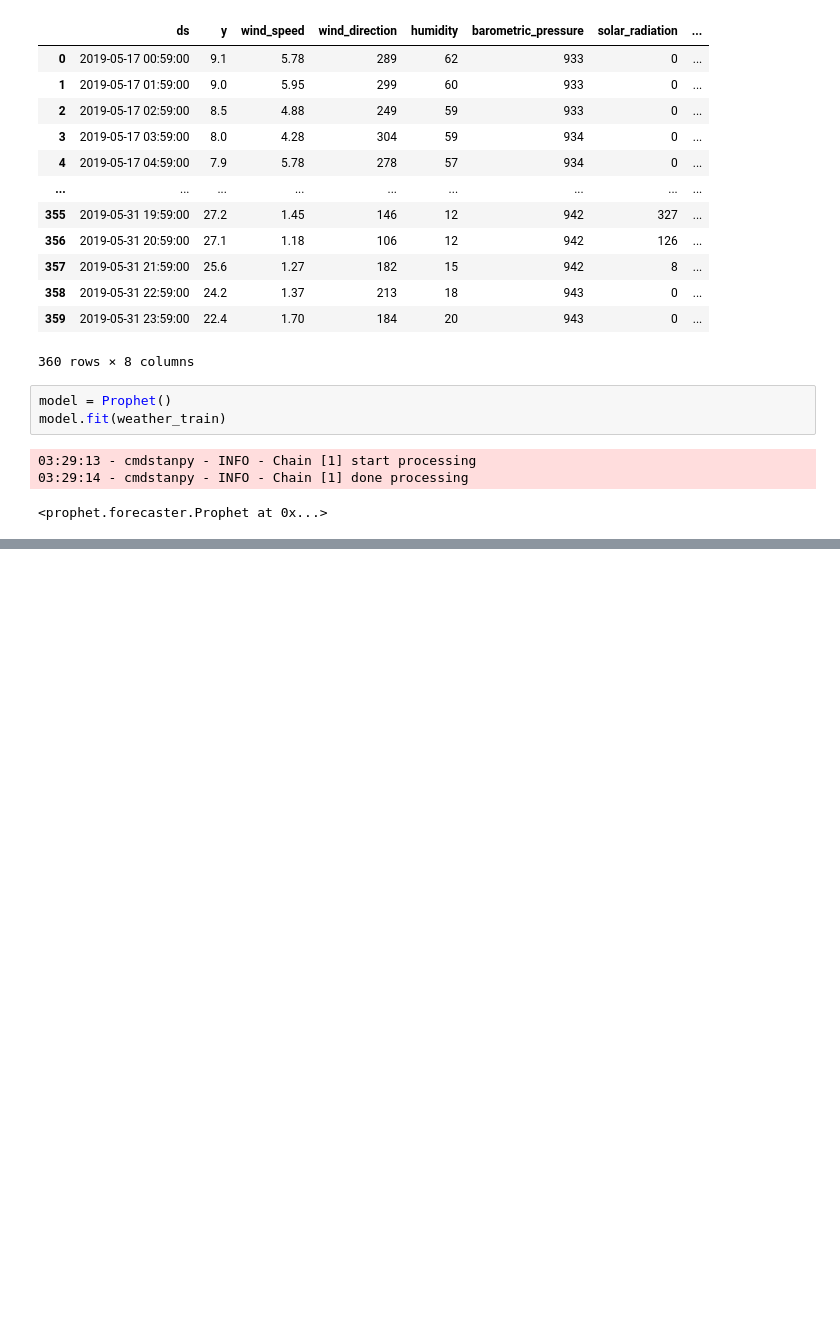
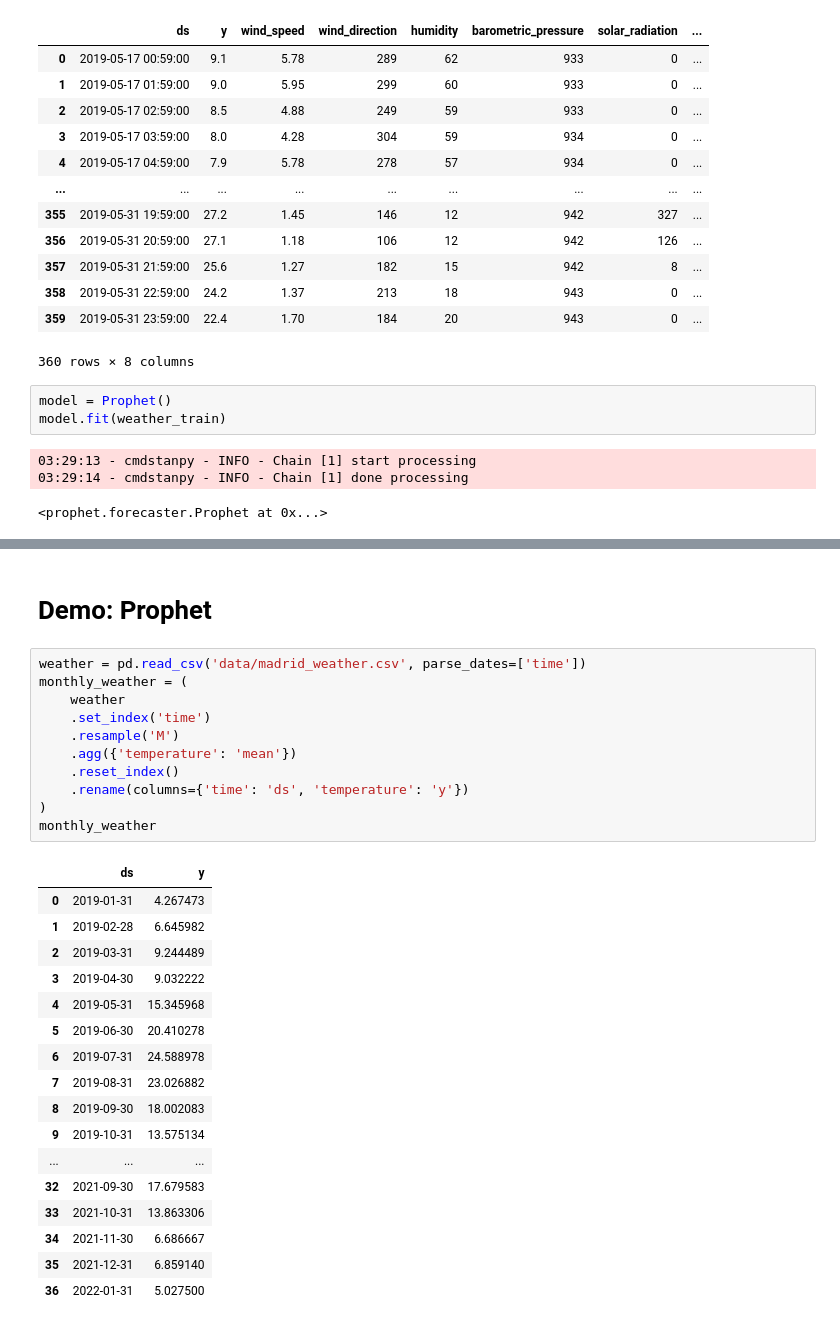
Before and after one commit to ideaguy3d/data-engineering-practice, a Jupyter notebook: _maven/regression/s13_time_series_analysis.ipynb, the cells around one changed output, grey strips where cells are left out. Saved outputs shown, nothing was run; the diff lists cells and outputs as text; blank space fills up the shorter version.

```diff
--- a/_maven/regression/s13_time_series_analysis.ipynb
+++ b/_maven/regression/s13_time_series_analysis.ipynb
@@ -118,0 +158,31 @@ model.fit(weather_train)
+# %% [markdown]
+# Demo: Prophet
+# %%
+weather = pd.read_csv('data/madrid_weather.csv', parse_dates=['time'])
+monthly_weather = (
+    weather
+    .set_index('time')
+    .resample('M')
+    .agg({'temperature': 'mean'})
+    .reset_index()
+    .rename(columns={'time': 'ds', 'temperature': 'y'})
+)
+monthly_weather
+# %% [output]
+|  | ds | y |
+| 0 | 2019-01-31 | 4.267473 |
+| 1 | 2019-02-28 | 6.645982 |
+| 2 | 2019-03-31 | 9.244489 |
+| 3 | 2019-04-30 | 9.032222 |
+| 4 | 2019-05-31 | 15.345968 |
+| 5 | 2019-06-30 | 20.410278 |
+| 6 | 2019-07-31 | 24.588978 |
+| 7 | 2019-08-31 | 23.026882 |
+| 8 | 2019-09-30 | 18.002083 |
+| 9 | 2019-10-31 | 13.575134 |
+| ... | ... | ... |
+| 32 | 2021-09-30 | 17.679583 |
+| 33 | 2021-10-31 | 13.863306 |
+| 34 | 2021-11-30 | 6.686667 |
+| 35 | 2021-12-31 | 6.859140 |
+| 36 | 2022-01-31 | 5.027500 |
```
Also changed, not shown: parts of 11 cells of this notebook.
